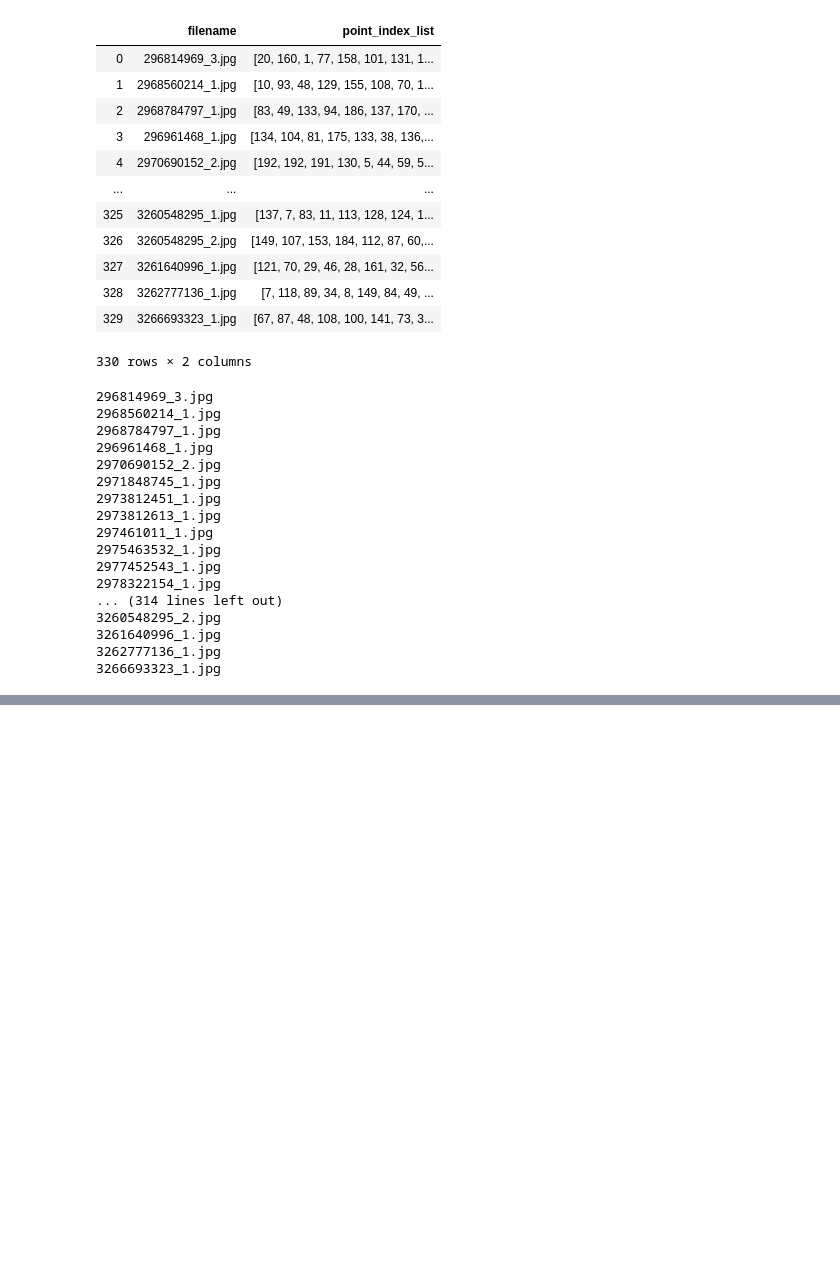
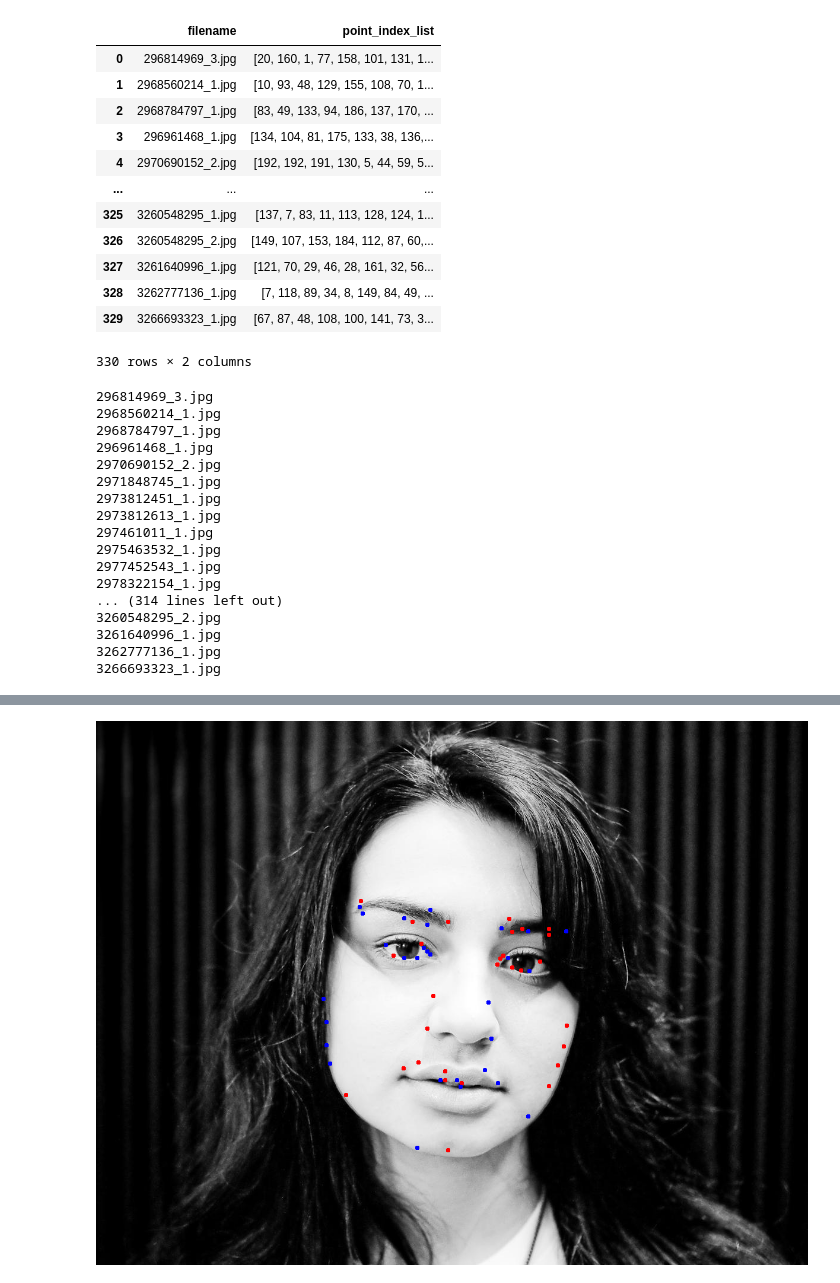
Before and after one commit to rozendetr/nta_landmark, a Jupyter notebook: create_submit.ipynb, the cells around one changed output, grey strips where cells are left out. Saved outputs shown, nothing was run; the diff lists cells and outputs as text; code cells hidden in the pictures; blank space fills up the shorter version.

```diff
--- a/create_submit.ipynb
+++ b/create_submit.ipynb
@@ -117,0 +142,2 @@ df_submit.to_csv('mse_relu_base_submit.csv', index=False)
+# %%
+df_best = pd.read_csv('best_predict.csv')
@@ -117,0 +160,26 @@ df_submit.to_csv('mse_relu_base_submit.csv', index=False)
+# %%
+COUNT_POINTS = 30
+id_image = 300
+row = df_submit.loc[id_image]
+
+img = Image.open(os.path.join(DIR_TEST_IMAGES, row['file_name']))
+draw = ImageDraw.Draw(img)
+row_best = df_best.loc[id_image]
+
+r = 3
+coord_landmarks = []
+best_coord_landmarks= []
+for id_point in range(COUNT_POINTS):
+# for id_point in points_l_eye:
+    name_x = F"Point_M{id_point}_X"
+    name_y = F"Point_M{id_point}_Y"
+    coord_landmarks.append([row[name_x], row[name_y]])
+    best_coord_landmarks.append([row_best[name_x], row_best[name_y]])
+for coord, best_coord in zip(coord_landmarks, best_coord_landmarks):
+    x, y = coord
+    x_best, y_best = best_coord
+    draw.ellipse((x-r, y-r, x+r, y+r), fill=(0,0,255,0))
+    draw.ellipse((x_best-r, y_best-r, x_best+r, y_best+r), fill=(255,0,0,0))
+img
+# %% [output]
+[figure, added]
```
Also changed, not shown: parts of 6 cells of this notebook, 30 other files.
